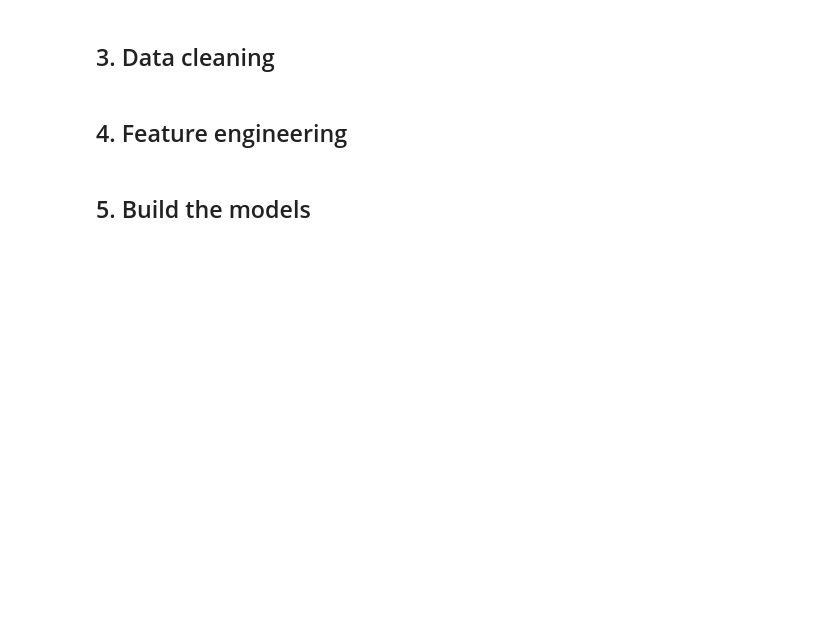
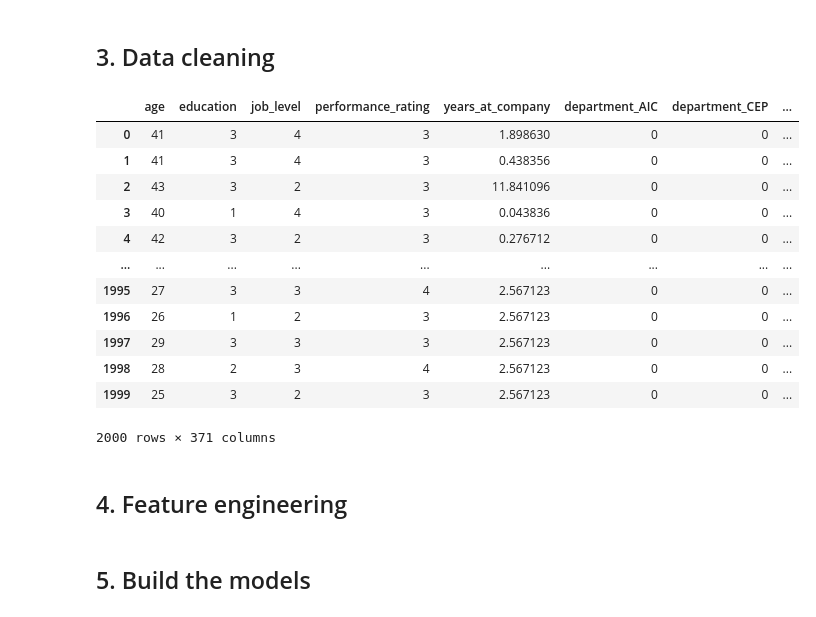
Before and after one commit to DucTrung1802/advanced-optimization, a Jupyter notebook: hw2/advanced_optimization_hw2.ipynb, the cells around one changed output. Cells and saved outputs as stored; diff of their text form; code cells hidden in the pictures; blank space fills up the shorter version.

Commit message:
CHECKPOINT: extracted cleaned dataframe

```diff
--- a/hw2/advanced_optimization_hw2.ipynb
+++ b/hw2/advanced_optimization_hw2.ipynb
@@ -25,0 +43,7 @@ NUMERICAL_COLUMNS = [""]
+# %%
+DATASET_FILE_NAME = "2k_hr_dataset.xlsx"
+
+NUMERICAL_FEATURES = ["age", "years_at_company"]
+ORDER_CATEGORICAL_FEATURES = ["education", "job_level", "performance_rating"]
+NO_ORDER_CATEGORICAL_FEATURES = ["department", "school", "education_field", "gender", "job_title", "job_role", "job_category", "marital_status"]
+OUTPUT_NAME = ["attrition"]
@@ -95,5 +155,39 @@ df
 # %% [markdown]
 ## 3. Data cleaning
+# %%
+# One hot encoding
+cleaned_df = pd.get_dummies(df, columns=NO_ORDER_CATEGORICAL_FEATURES)
+
+# Remove "employee_number"
+cleaned_df = cleaned_df.iloc[:,1:]
+
+# Convert all boolean to integer
+for col in cleaned_df.columns:
+    if cleaned_df[col].dtype == np.bool_:
+        cleaned_df[col] = cleaned_df[col].astype(int)
+
+# Convert output
+cleaned_df['attrition'] = cleaned_df['attrition'].map({"No": 0, "Yes": 1})
+
+# Move output column to the last position
+attrition_column = cleaned_df.pop('attrition')
+cleaned_df = pd.concat([cleaned_df, attrition_column], axis=1)
+
+cleaned_df
+# %% [output]
+|  | age | education | job_level | performance_rating | years_at_company | department_AIC | department_CEP | ... |
+| 0 | 41 | 3 | 4 | 3 | 1.898630 | 0 | 0 | ... |
+| 1 | 41 | 3 | 4 | 3 | 0.438356 | 0 | 0 | ... |
+| 2 | 43 | 3 | 2 | 3 | 11.841096 | 0 | 0 | ... |
+| 3 | 40 | 1 | 4 | 3 | 0.043836 | 0 | 0 | ... |
+| 4 | 42 | 3 | 2 | 3 | 0.276712 | 0 | 0 | ... |
+| ... | ... | ... | ... | ... | ... | ... | ... | ... |
+| 1995 | 27 | 3 | 3 | 4 | 2.567123 | 0 | 0 | ... |
+| 1996 | 26 | 1 | 2 | 3 | 2.567123 | 0 | 0 | ... |
+| 1997 | 29 | 3 | 3 | 3 | 2.567123 | 0 | 0 | ... |
+| 1998 | 28 | 2 | 3 | 4 | 2.567123 | 0 | 0 | ... |
+| 1999 | 25 | 3 | 2 | 3 | 2.567123 | 0 | 0 | ... |
+2000 rows × 371 columns
 # %% [markdown]
 ## 4. Feature engineering
 # %% [markdown]
```
Also changed, not shown: parts of 14 cells of this notebook.
